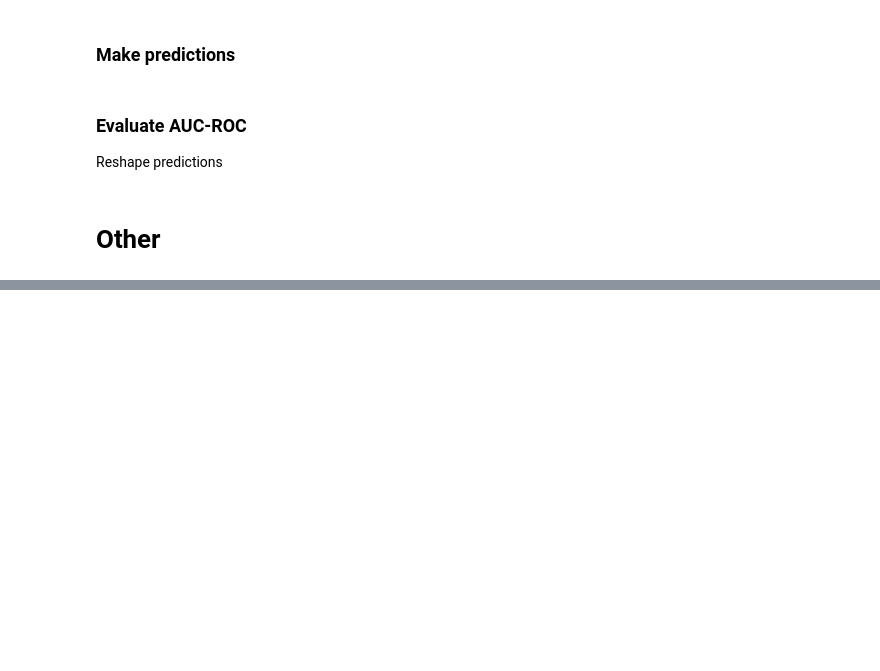
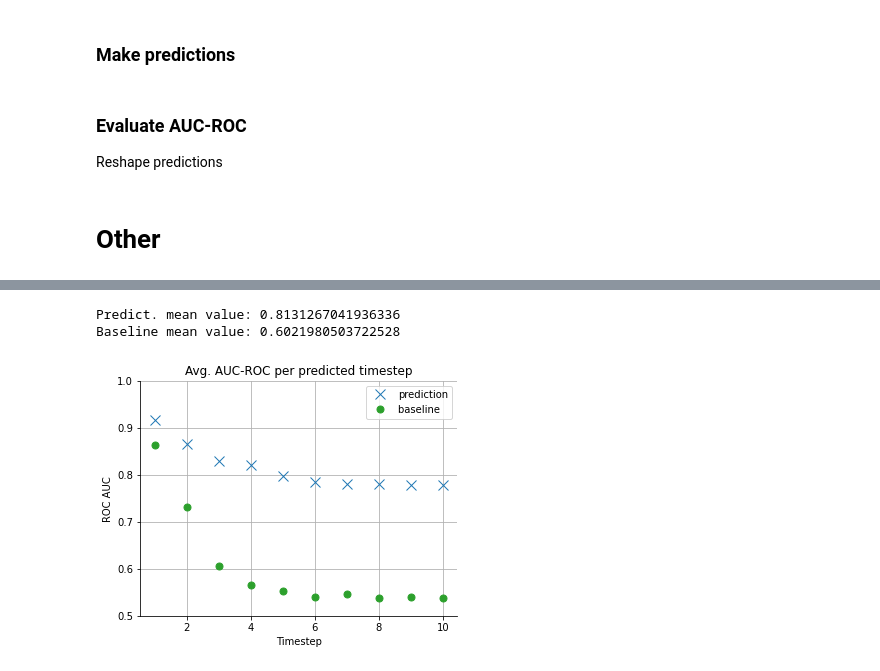
Before and after one commit to paolo-26/NMP, a Jupyter notebook: train_rnn.ipynb, the cells around one changed output, grey strips where cells are left out. Drawn from its saved outputs; the diff is of its cells as text; code cells hidden in the pictures; blank space fills up the shorter version.

```diff
--- a/train_rnn.ipynb
+++ b/train_rnn.ipynb
@@ -620,25 +688,29 @@ print(pred_auc.shape)
 # %%
 num_ts = 10
 fig, ax = plt.subplots(constrained_layout=True, figsize=(5, 4))
 
 ax.plot(range(1, num_ts + 1), np.mean(pred_auc[c1:c2]), 'x', c='tab:blue', label='prediction', ms=10)
 ax.plot(range(1, num_ts + 1), np.mean(base_auc[c1:c2]), 'o', c='tab:green', label='baseline ', ms=7)
 
-ax.set_ylim([0.4, 1])
-ax.set_ylim([0.4, 1])
+ax.set_ylim([0.5, 1])
+ax.set_ylim([0.5, 1])
 ax.legend()
 plt.title('Avg. AUC-ROC per predicted timestep')
 plt.xlabel('Timestep')
 # plt.xticks([0, 2, 4, 6, 8, 10])
 plt.ylabel('ROC AUC')
 ax.spines['top'].set_visible(False)
 ax.spines['right'].set_visible(False)
 name = 'auc' + str()
 plt.grid()
 # plt.savefig(PLOTS / 'compare-lstm-auc.eps', format='eps')
 
 print("Predict. mean value:", np.mean(np.mean(pred_auc[c1:c2])))
 print("Baseline mean value:", np.mean(np.mean(base_auc[c1:c2])))
+# %% [output]
+Predict. mean value: 0.8131267041936336
+Baseline mean value: 0.6021980503722528
+[figure, added]
 # %%
 if SAVE:
     auc_df = pd.DataFrame(
```
Also changed, not shown: parts of 18 cells of this notebook, 1 other file.
